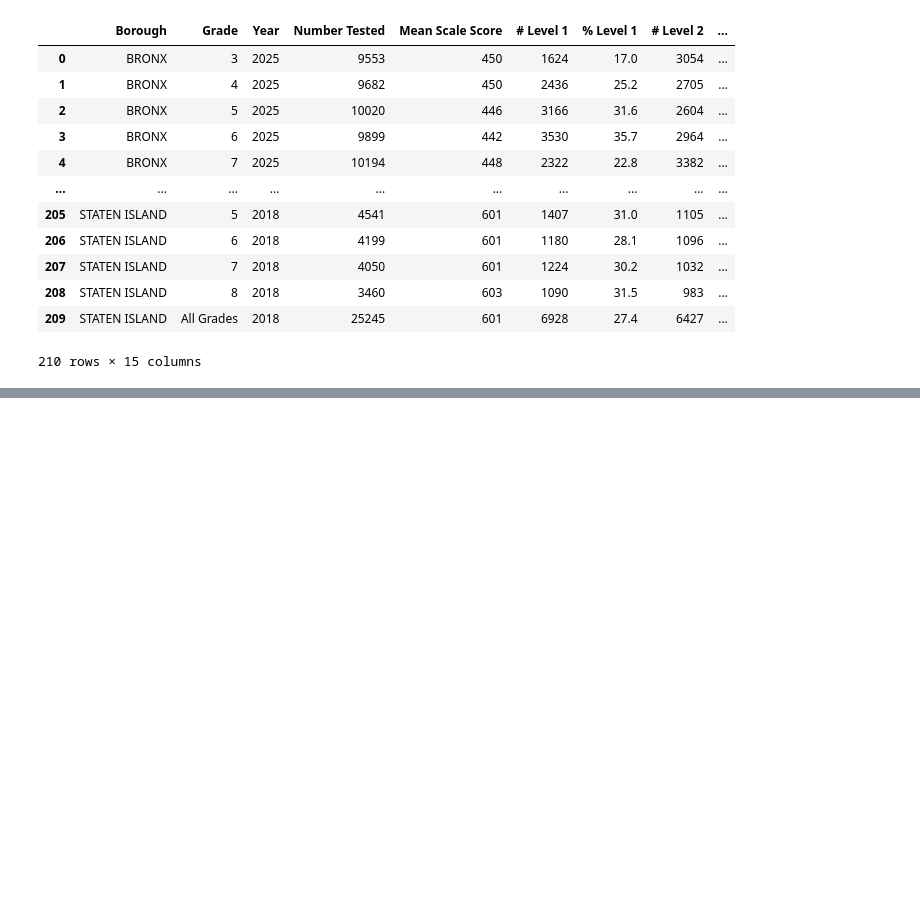
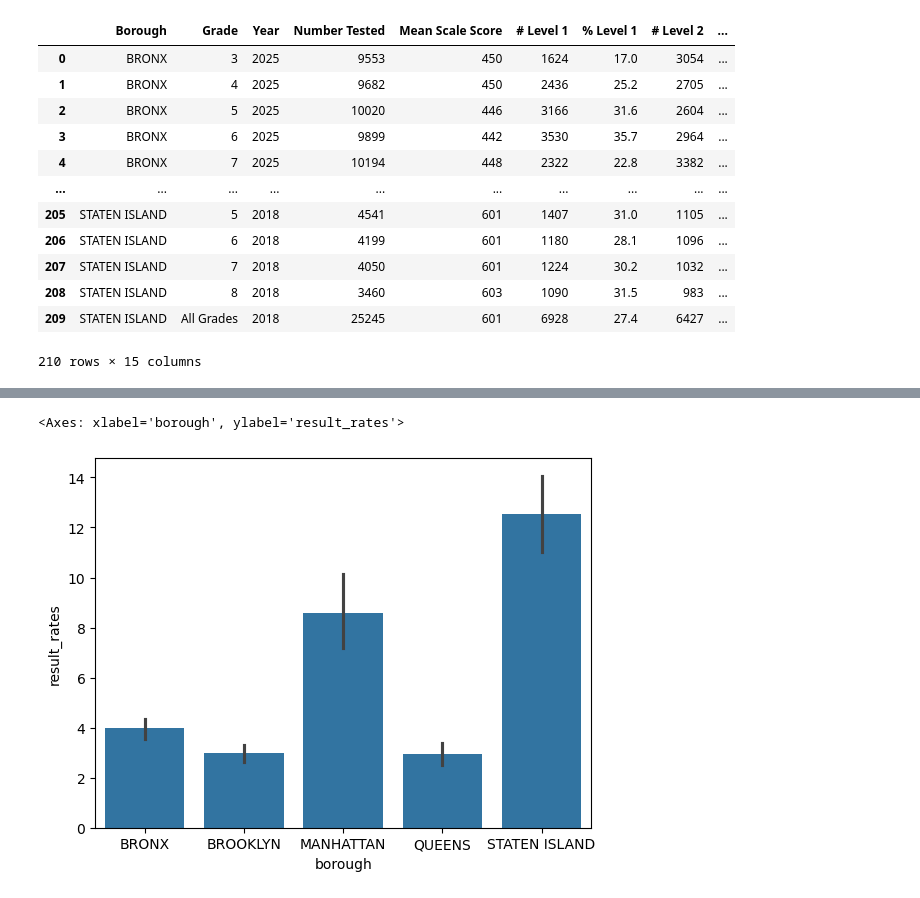
Before and after one commit to YasmineRaef/NYC_OpenSource_Literacy_rates, a Jupyter notebook: Literacy_rates.ipynb, the cells around one changed output, grey strips where cells are left out. Saved outputs shown, nothing was run; the diff lists cells and outputs as text; code cells hidden in the pictures; blank space fills up the shorter version.

Commit message:
Created graph for math test results by percentage of scores

```diff
--- a/Literacy_rates.ipynb
+++ b/Literacy_rates.ipynb
@@ -104,6 +107,6 @@ raw_math_results
 | 209 | STATEN ISLAND | All Grades | 2018 | 25245 | 601 | 6928 | 27.4 | 6427 | ... |
 210 rows × 15 columns
 # %%
-raw_math_results=raw_math_results.columns.str.lower().str.replace(' ','_')
+raw_math_results.columns = raw_math_results.columns.str.lower().str.replace(' ','_')
 raw_math_results
 # %% [output]
@@ -118,0 +153,4 @@ IndexError: only integers, slices (`:`), ellipsis (`...`), numpy.newaxis (`None`
+# %%
+## Dividing the average scores by total students to get percentages instead of counts
+raw_math_results['result_rates'] = (raw_math_results['mean_scale_score'] / raw_math_results['number_tested'] * 100)
+raw_math_results['result_rates']
@@ -118,0 +170,5 @@ IndexError: only integers, slices (`:`), ellipsis (`...`), numpy.newaxis (`None`
+# %%
+sns.barplot(data = raw_math_results, x='borough', y='result_rates')
+# %% [output]
+<Axes: xlabel='borough', ylabel='result_rates'>
+[figure, added]
```
Also changed, not shown: parts of 10 cells of this notebook.
